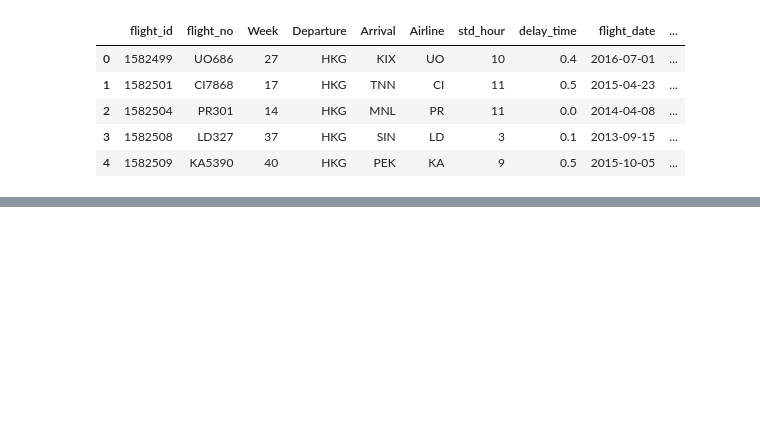
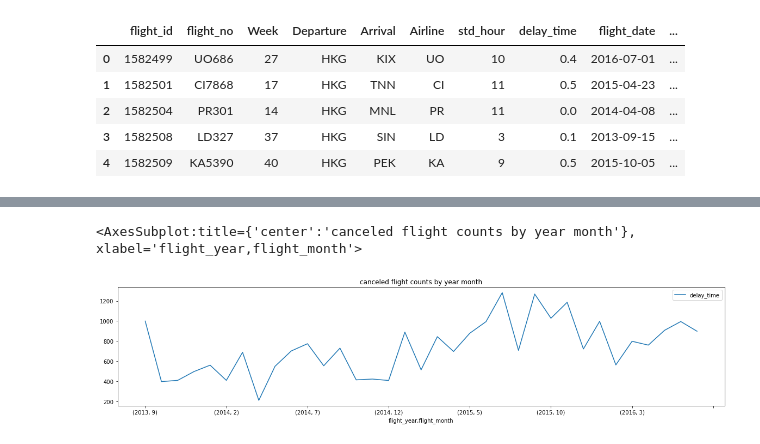
Before and after one commit to timsu27/flight_delays, a Jupyter notebook: flight_delays.ipynb, the cells around one changed output, grey strips where cells are left out. Saved outputs shown, nothing was run; the diff lists cells and outputs as text; code cells hidden in the pictures; blank space fills up the shorter version.

```diff
--- a/flight_delays.ipynb
+++ b/flight_delays.ipynb
@@ -49,0 +44,6 @@ memory usage: 103.8+ MB
+# %%
+cancel_flights = df[df.delay_time == 9999]
+cancel_flights[['flight_year', 'flight_month','delay_time']].groupby(['flight_year', 'flight_month']).count().plot(title="canceled flight counts by year month", figsize=(20,4))
+# %% [output]
+<AxesSubplot:title={'center':'canceled flight counts by year month'}, xlabel='flight_year,flight_month'>
+[figure, added]
```
Also changed, not shown: parts of 12 cells of this notebook.
